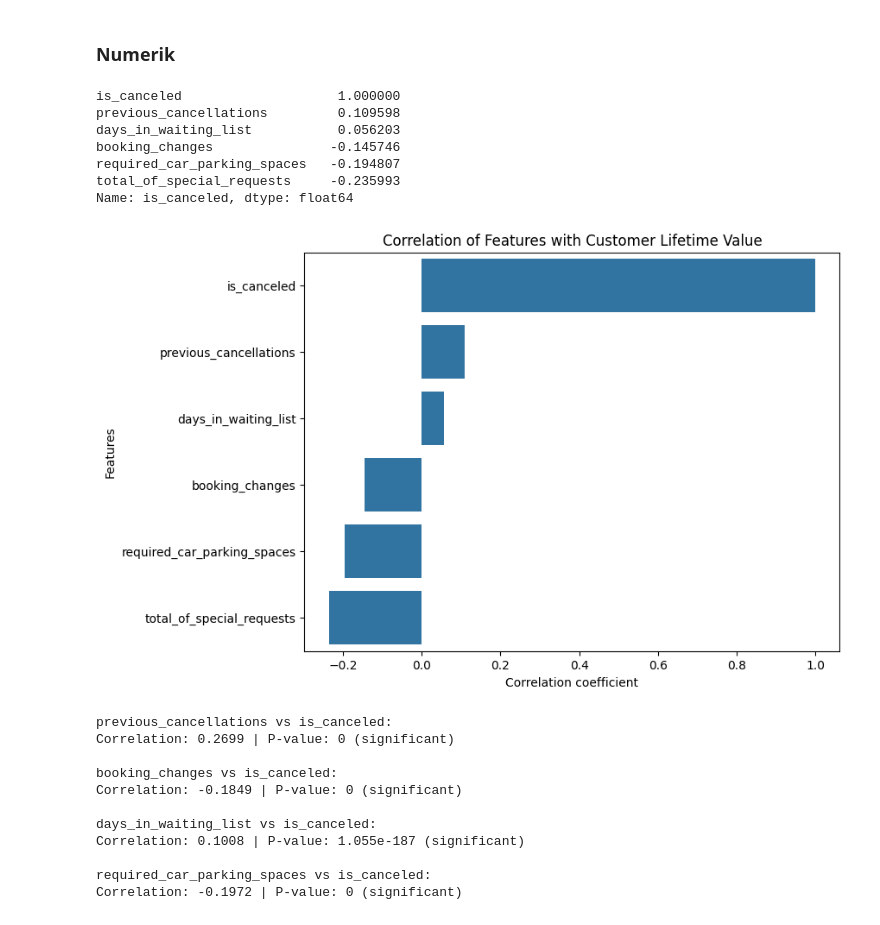
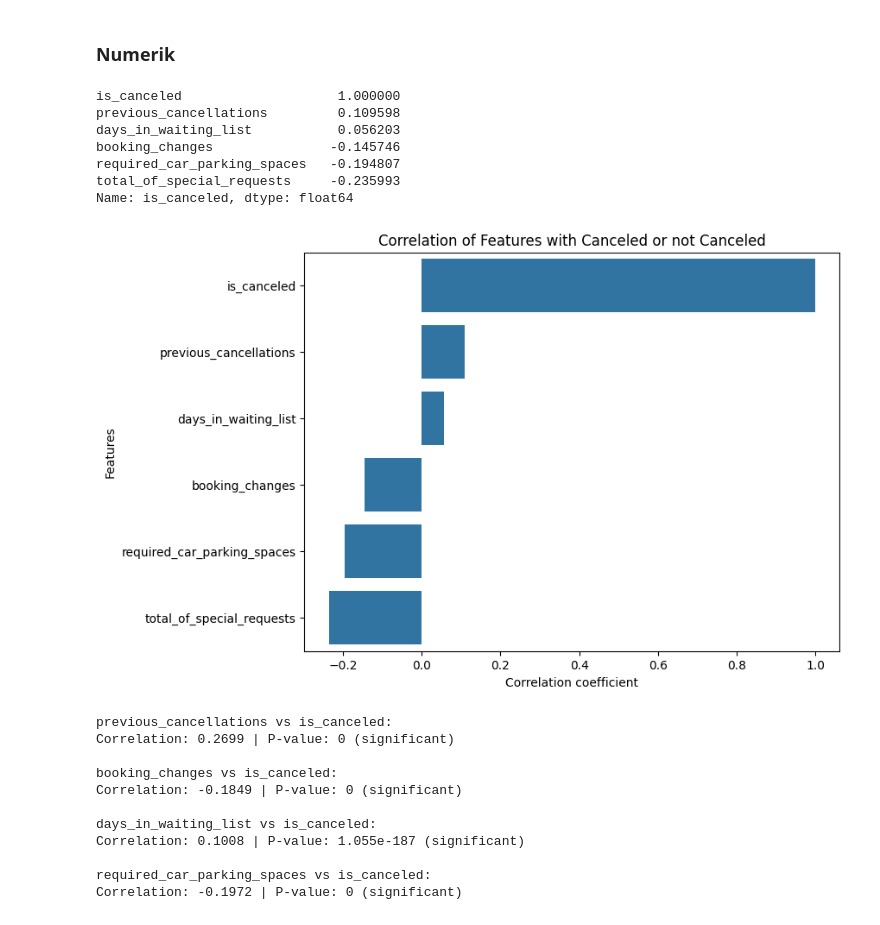
Before and after one commit to oriongyo/Capstone_III_Dhiyafath, a Jupyter notebook: caps3.ipynb, the cells around one changed output. Drawn from its saved outputs; the diff is of its cells as text; code cells hidden in the pictures.

```diff
--- a/caps3.ipynb
+++ b/caps3.ipynb
@@ -382,23 +487,23 @@ Objectives = Correlation is used to Select Features that will be used
 # %%
 numCorr = correlation_matrix['is_canceled'].sort_values(ascending=False)
 
 print(numCorr)
 
 plt.figure(figsize=(8, 6))
 sns.barplot(x=numCorr.values, y=numCorr.index)
-plt.title('Correlation of Features with Customer Lifetime Value')
+plt.title('Correlation of Features with Canceled or not Canceled')
 plt.xlabel('Correlation coefficient')
 plt.ylabel('Features')
 plt.show()
 # %% [output]
 is_canceled                    1.000000
 previous_cancellations         0.109598
 days_in_waiting_list           0.056203
 booking_changes               -0.145746
 required_car_parking_spaces   -0.194807
 total_of_special_requests     -0.235993
 Name: is_canceled, dtype: float64
-[figure, old version]
+[figure, new version]
 # %%
 intColumns = ['previous_cancellations','booking_changes','days_in_waiting_list','required_car_parking_spaces','total_of_special_requests']
 
```
Also changed, not shown: parts of 51 cells of this notebook, 3 other files.
